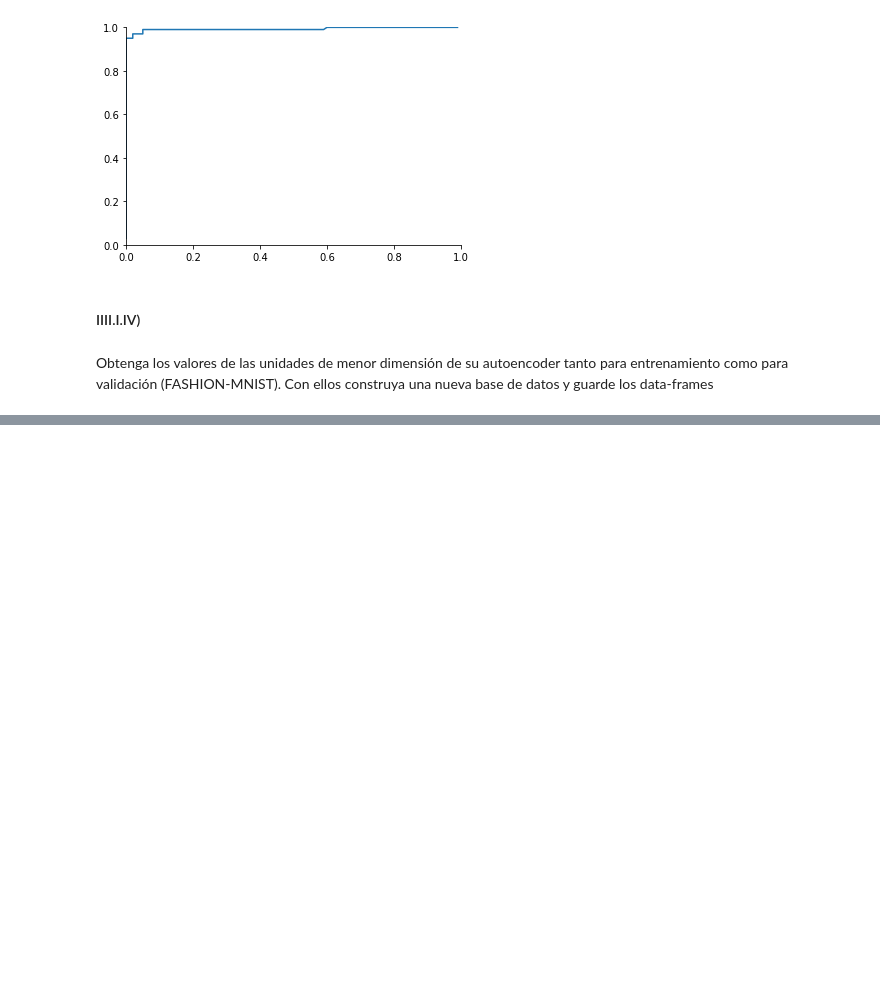
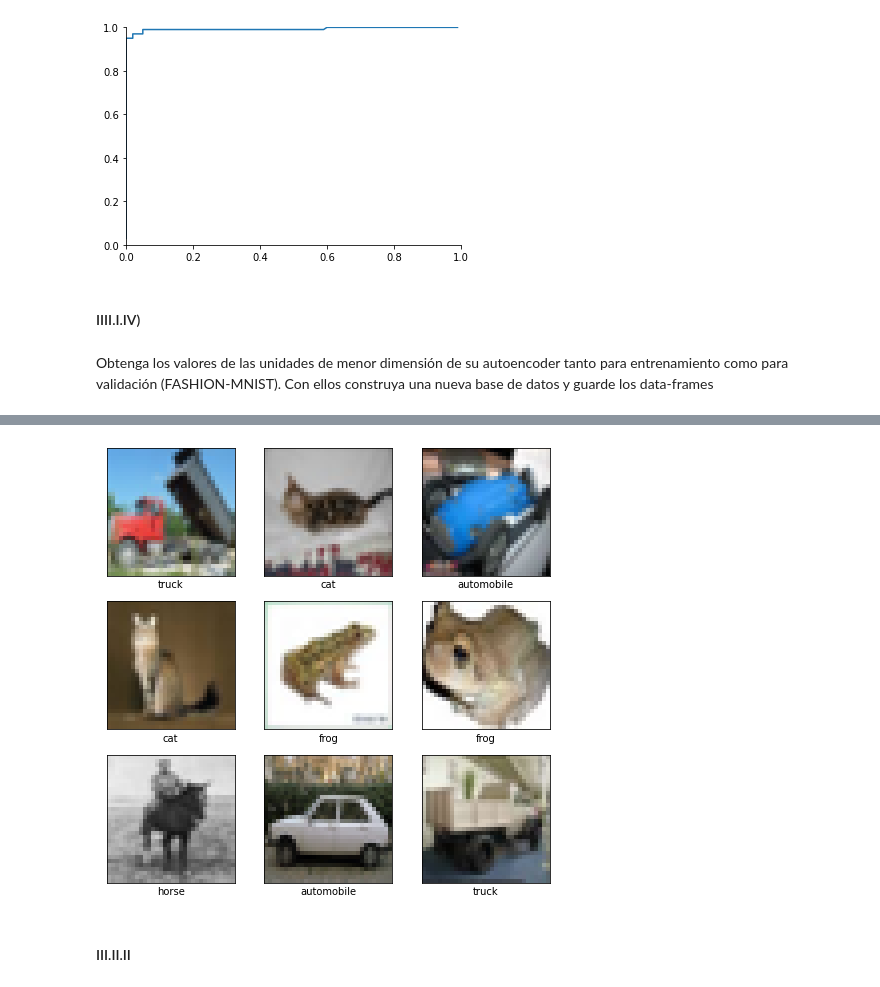
Before and after one commit to Nacho2904/CURSO-LEARNING1, a Jupyter notebook: tarea_de_dl.ipynb, the cells around one changed output, grey strips where cells are left out. Cells and saved outputs as stored; diff of their text form; code cells hidden in the pictures; blank space fills up the shorter version.

```diff
--- a/tarea_de_dl.ipynb
+++ b/tarea_de_dl.ipynb
@@ -537,0 +551,3 @@ una nueva base de datos y guarde los data-frames
+# %%
+cifar = tf.keras.datasets.cifar10
+(train_images, train_labels), (validation_images, validation_labels) = cifar.load_data()
@@ -537,0 +558,27 @@ una nueva base de datos y guarde los data-frames
+# %%
+int_label_to_str_label = {
+    0:"airplane",
+    1: "automobile",
+    2: "bird",
+    3: "cat",
+    4: "deer",
+    5: "dog",
+    6: "frog",
+    7: "horse",
+    8: "ship",
+    9: "truck"
+}
+
+plt.figure(figsize=(8,8))
+for i in range(9):
+  plt.subplot(3,3,i+1)
+  plt.xticks([])
+  plt.yticks([])
+  plt.grid(False)
+  img_index = np.random.randint(0, train_images.shape[0])
+  plt.imshow(train_images[img_index], cmap="gray_r")
+  plt.xlabel(int_label_to_str_label[int(train_labels[img_index])]);
+# %% [output]
+[figure, added]
+# %% [markdown]
+#### III.II.II
```
Also changed, not shown: parts of 9 cells of this notebook.
